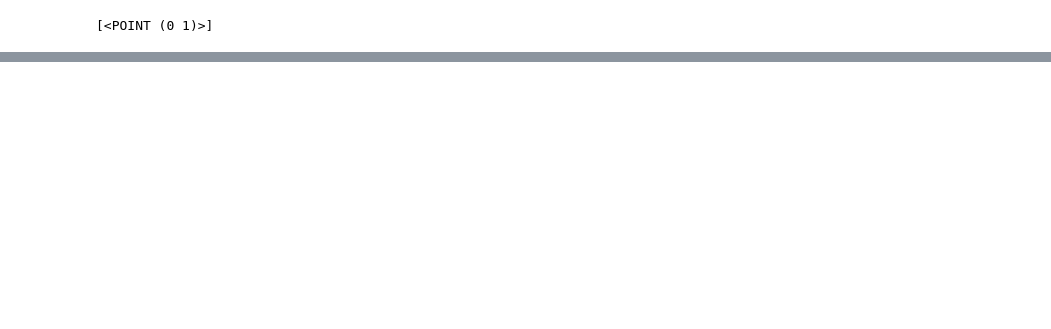
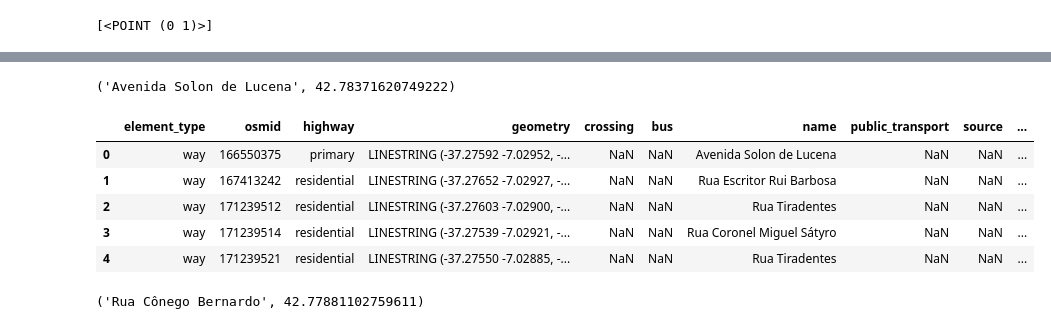
Before and after one commit to viniciuscva/mapdescriptor, a Jupyter notebook: descritor_de_mapas_v1.ipynb, the cells around one changed output, grey strips where cells are left out. Saved outputs shown, nothing was run; the diff lists cells and outputs as text; code cells hidden in the pictures; blank space fills up the shorter version.

```diff
--- a/descritor_de_mapas_v1.ipynb
+++ b/descritor_de_mapas_v1.ipynb
@@ -122,0 +284,4 @@ on_line
+# %%
+min(distances, key = lambda e:e[1])
+# %% [output]
+('Avenida Solon de Lucena', 42.78371620749222)
@@ -122,0 +290,13 @@ on_line
+# %%
+proximos = ox.geometries.geometries_from_point((-7.02915, -37.27588), tags={'highway':True}, dist=100)
+proximos = proximos[proximos['name'].apply(is_street)]
+proximos = pd.DataFrame(proximos)
+proximos.reset_index(inplace=True)
+proximos.head()
+# %% [output]
+|  | element_type | osmid | highway | geometry | crossing | bus | name | public_transport | source | ... |
+| 0 | way | 166550375 | primary | LINESTRING (-37.27592 -7.02952, -... | NaN | NaN | Avenida Solon de Lucena | NaN | NaN | ... |
+| 1 | way | 167413242 | residential | LINESTRING (-37.27652 -7.02927, -... | NaN | NaN | Rua Escritor Rui Barbosa | NaN | NaN | ... |
+| 2 | way | 171239512 | residential | LINESTRING (-37.27603 -7.02900, -... | NaN | NaN | Rua Tiradentes | NaN | NaN | ... |
+| 3 | way | 171239514 | residential | LINESTRING (-37.27539 -7.02921, -... | NaN | NaN | Rua Coronel Miguel Sátyro | NaN | NaN | ... |
+| 4 | way | 171239521 | residential | LINESTRING (-37.27550 -7.02885, -... | NaN | NaN | Rua Tiradentes | NaN | NaN | ... |
@@ -122,0 +307,5 @@ on_line
+# %%
+distances = [(nome_rua, posto_viola.distance(linestring)) for linestring,nome_rua in ruas_candidatas.values()]
+min(distances, key = lambda e:e[1])
+# %% [output]
+('Rua Cônego Bernardo', 42.77881102759611)
```
Also changed, not shown: parts of 29 cells of this notebook, 9 other files.
